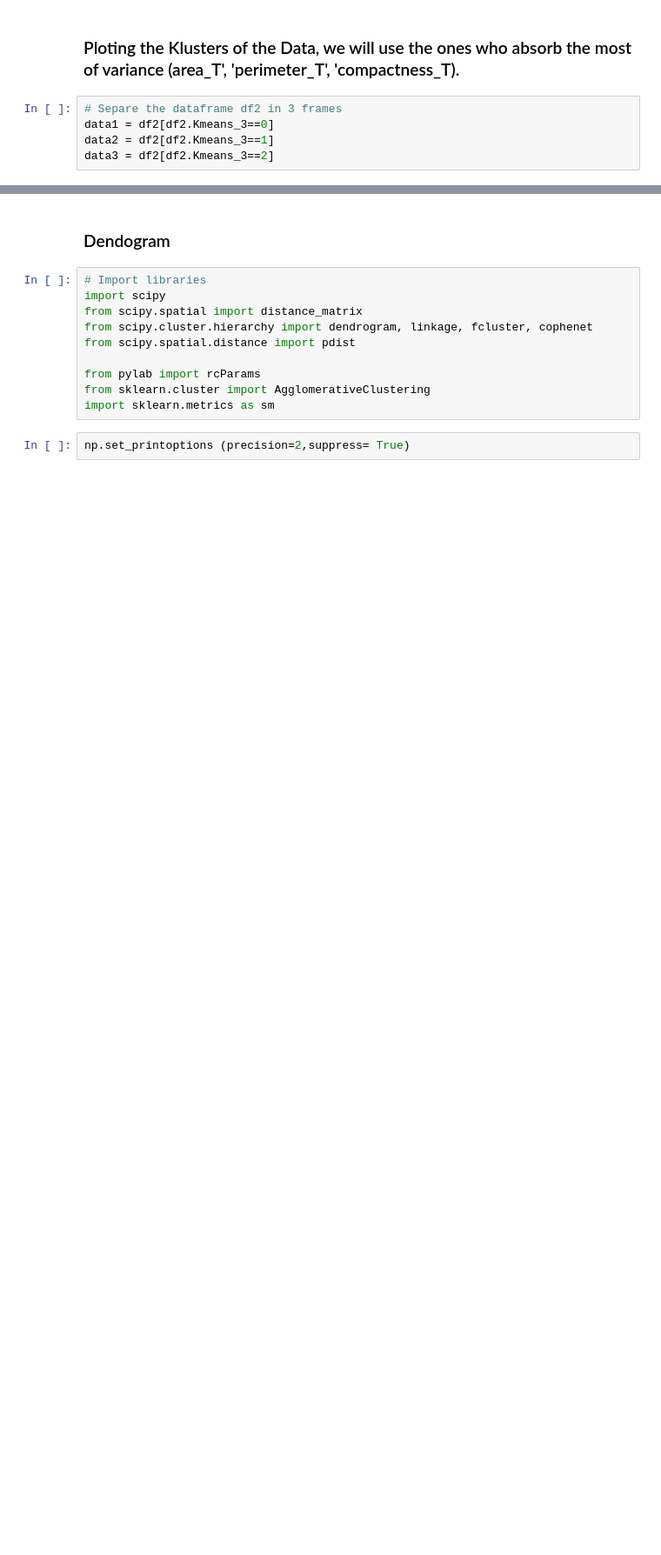
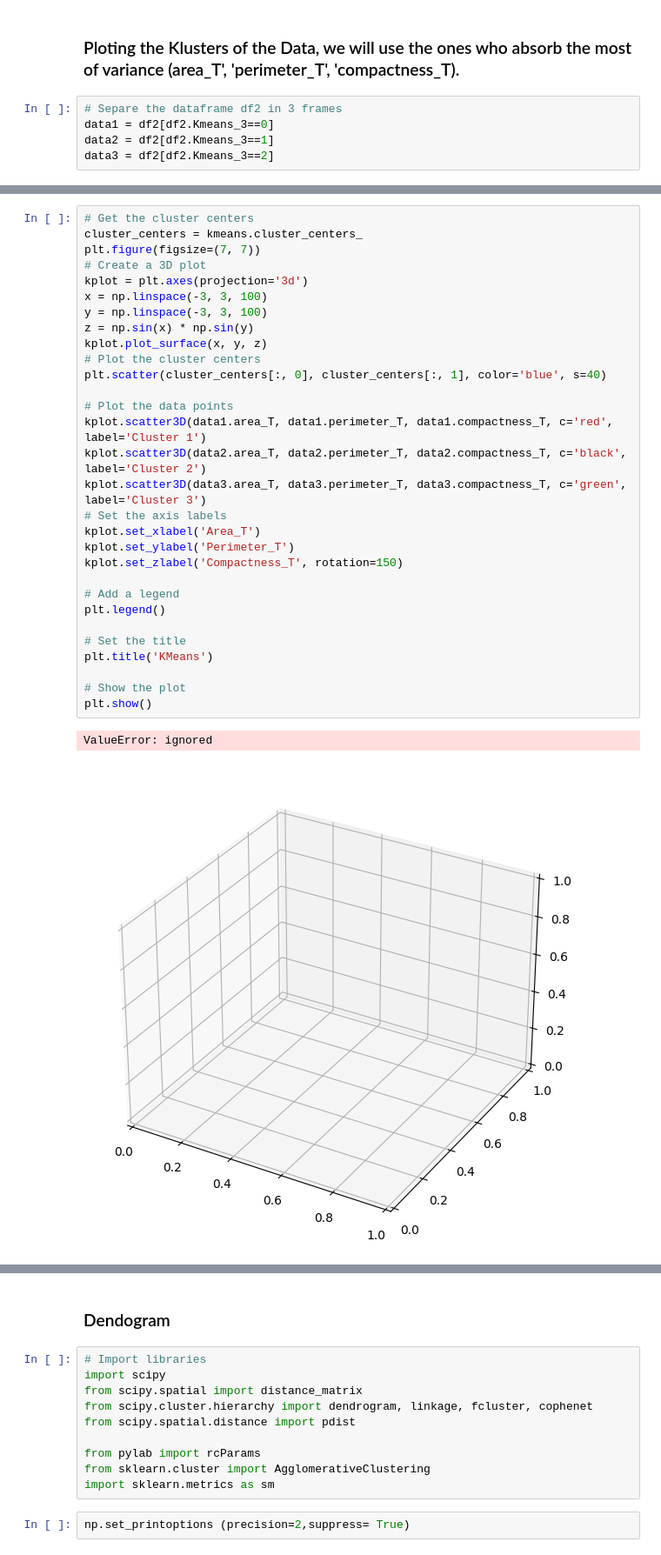
Before and after one commit to primojavier/Azure_Deep, a Jupyter notebook: Warehouses_Cluster.ipynb, the cells around one changed output, grey strips where cells are left out. Shown at 87% size. Cells and saved outputs as stored; diff of their text form; blank space fills up the shorter version.

```diff
--- a/Warehouses_Cluster.ipynb
+++ b/Warehouses_Cluster.ipynb
@@ -240,3 +319,36 @@ data3
+# %%
+# Get the cluster centers
+cluster_centers = kmeans.cluster_centers_
+plt.figure(figsize=(7, 7))
+# Create a 3D plot
+kplot = plt.axes(projection='3d')
+x = np.linspace(-3, 3, 100)
+y = np.linspace(-3, 3, 100)
+z = np.sin(x) * np.sin(y)
+kplot.plot_surface(x, y, z)
+# Plot the cluster centers
+plt.scatter(cluster_centers[:, 0], cluster_centers[:, 1], color='blue', s=40)
+
+# Plot the data points
+kplot.scatter3D(data1.area_T, data1.perimeter_T, data1.compactness_T, c='red', label='Cluster 1')
+kplot.scatter3D(data2.area_T, data2.perimeter_T, data2.compactness_T, c='black', label='Cluster 2')
+kplot.scatter3D(data3.area_T, data3.perimeter_T, data3.compactness_T, c='green', label='Cluster 3')
+# Set the axis labels
+kplot.set_xlabel('Area_T')
+kplot.set_ylabel('Perimeter_T')
+kplot.set_zlabel('Compactness_T', rotation=150)
+
+# Add a legend
+plt.legend()
+
+# Set the title
+plt.title('KMeans')
+
+# Show the plot
+plt.show()
+# %% [output]
+ValueError: ignored
+[figure, added]
 # %%
 # Display the clusters
 import numpy as np
```
Also changed, not shown: parts of 15 cells of this notebook.
